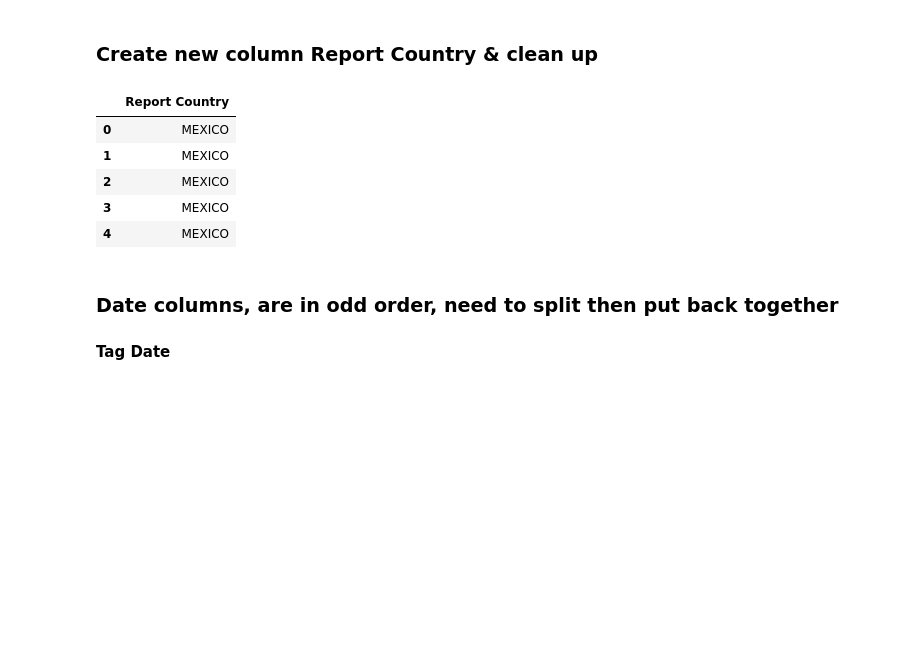
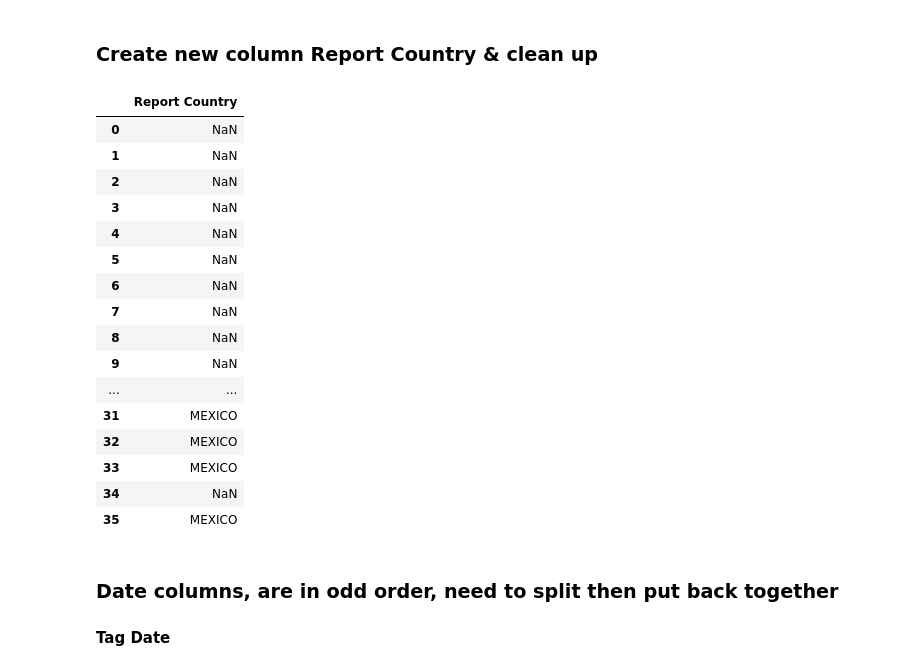
Before and after one commit to ArinkB/Monarchs, a Jupyter notebook: Data/Monarchs_1994_cleanup.ipynb, the cells around one changed output. Saved outputs shown, nothing was run; the diff lists cells and outputs as text; code cells hidden in the pictures; blank space fills up the shorter version.

Commit message:
report country '94

```diff
--- a/Data/Monarchs_1994_cleanup.ipynb
+++ b/Data/Monarchs_1994_cleanup.ipynb
@@ -107,18 +107,29 @@ df3.head(10)
 # %% [markdown]
 ### Create new column Report Country & clean up
 # %%
-add_country = df['Where Recovered'].str.extract("(Mexico)", expand=True)
+add_country = df['Location.1'].str.extract("(Angangueo)", expand=True)
 add_country.columns = ['Report Country']
-add_country.loc[add_country['Report Country'] == 'Mexico', 'Report Country'] = 'MEXICO'
+add_country.loc[add_country['Report Country'] == 'Angangueo', 'Report Country'] = 'MEXICO'
 add_country.loc[add_country['Report Country'].isnull(), 'Report Country'] = 'USA'
-add_country.head(5)
+add_country
 # %% [output]
 |  | Report Country |
-| 0 | MEXICO |
-| 1 | MEXICO |
-| 2 | MEXICO |
-| 3 | MEXICO |
-| 4 | MEXICO |
+| 0 | NaN |
+| 1 | NaN |
+| 2 | NaN |
+| 3 | NaN |
+| 4 | NaN |
+| 5 | NaN |
+| 6 | NaN |
+| 7 | NaN |
+| 8 | NaN |
+| 9 | NaN |
+| ... | ... |
+| 31 | MEXICO |
+| 32 | MEXICO |
+| 33 | MEXICO |
+| 34 | NaN |
+| 35 | MEXICO |
 # %% [markdown]
 ### Date columns, are in odd order, need to split then put back together
 #### Tag Date
```
